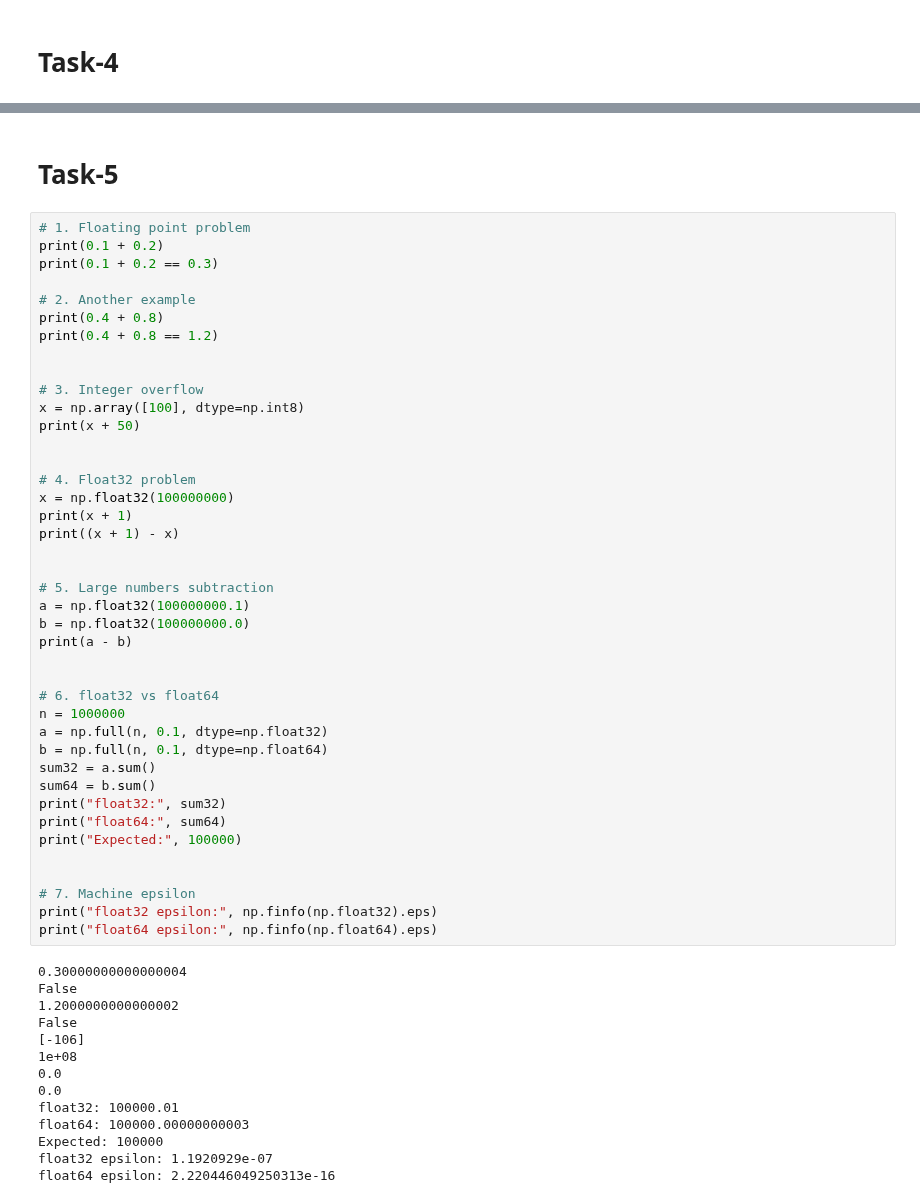
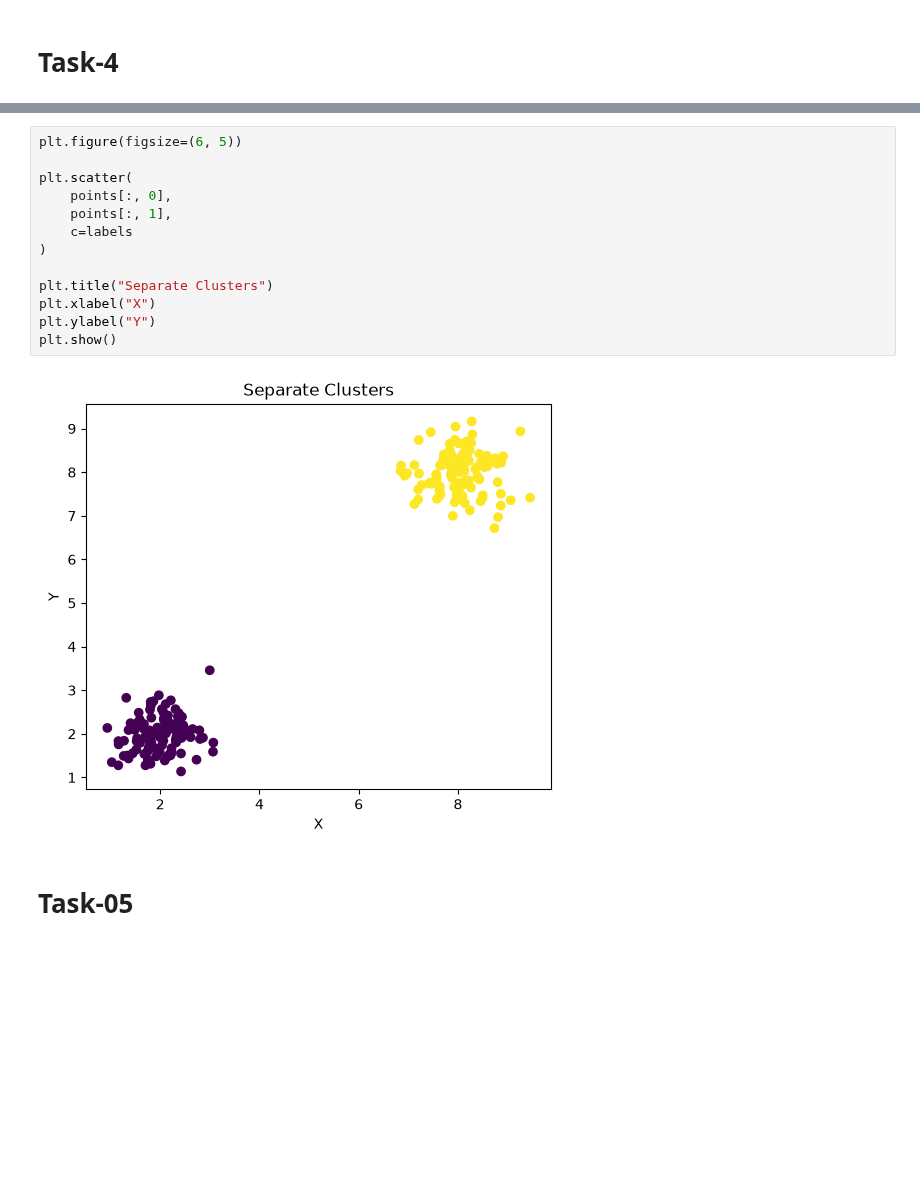
Before and after one commit to sabvanidhi/aiml-bootcamp-nidhi, a Jupyter notebook: Day-07/Day07_NumPy_Advanced.ipynb, the cells around one changed output, grey strips where cells are left out. Saved outputs shown, nothing was run; the diff lists cells and outputs as text; blank space fills up the shorter version.

```diff
--- a/Day-07/Day07_NumPy_Advanced.ipynb
+++ b/Day-07/Day07_NumPy_Advanced.ipynb
@@ -235,57 +531,17 @@ Slope with noise 10: 1.5804716329627566
+# %%
+plt.figure(figsize=(6, 5))
+
+plt.scatter(
+    points[:, 0],
+    points[:, 1],
+    c=labels
+)
+
+plt.title("Separate Clusters")
+plt.xlabel("X")
+plt.ylabel("Y")
+plt.show()
+# %% [output]
+[figure, added]
 # %% [markdown]
-# Task-5
+# Task-05
-# %%
-# 1. Floating point problem
-print(0.1 + 0.2)
-print(0.1 + 0.2 == 0.3)
-
-# 2. Another example
-print(0.4 + 0.8)
-print(0.4 + 0.8 == 1.2)
-
-
-# 3. Integer overflow
-x = np.array([100], dtype=np.int8)
-print(x + 50)
-
-
-# 4. Float32 problem
-x = np.float32(100000000)
-print(x + 1)
-print((x + 1) - x)
-
-
-# 5. Large numbers subtraction
-a = np.float32(100000000.1)
-b = np.float32(100000000.0)
-print(a - b)
-
-
-# 6. float32 vs float64
-n = 1000000
-a = np.full(n, 0.1, dtype=np.float32)
-b = np.full(n, 0.1, dtype=np.float64)
-sum32 = a.sum()
-sum64 = b.sum()
-print("float32:", sum32)
-print("float64:", sum64)
-print("Expected:", 100000)
-
-
-# 7. Machine epsilon
-print("float32 epsilon:", np.finfo(np.float32).eps)
-print("float64 epsilon:", np.finfo(np.float64).eps)
-# %% [output]
-0.30000000000000004
-False
-1.2000000000000002
-False
-[-106]
-1e+08
-0.0
-0.0
-float32: 100000.01
-float64: 100000.00000000003
-Expected: 100000
-float32 epsilon: 1.1920929e-07
-float64 epsilon: 2.220446049250313e-16
```
Also changed, not shown: parts of 62 cells of this notebook, 7 other files.
